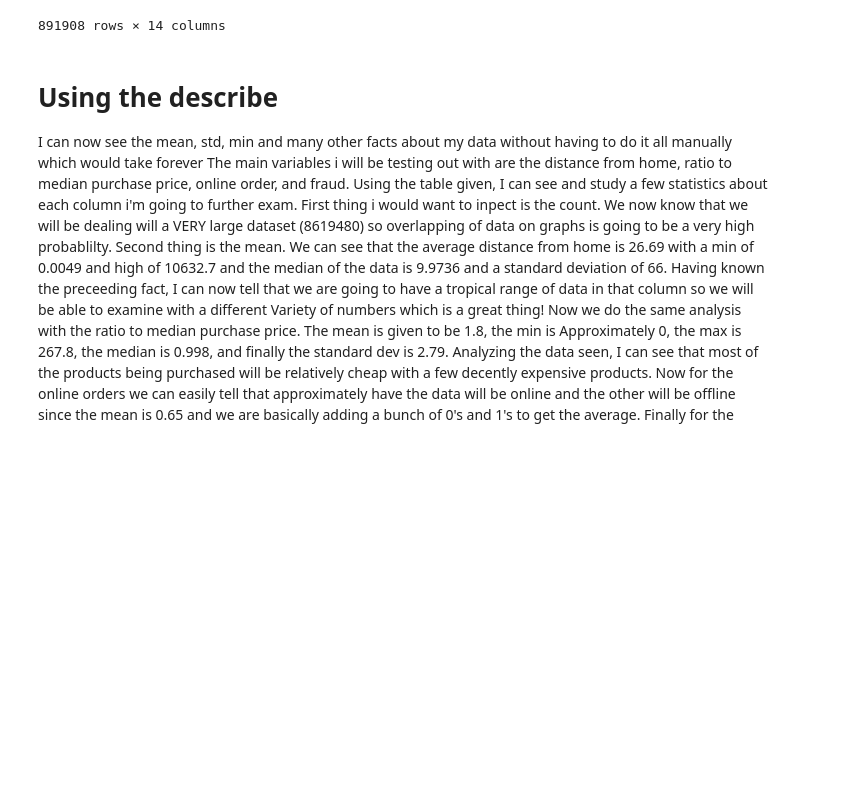
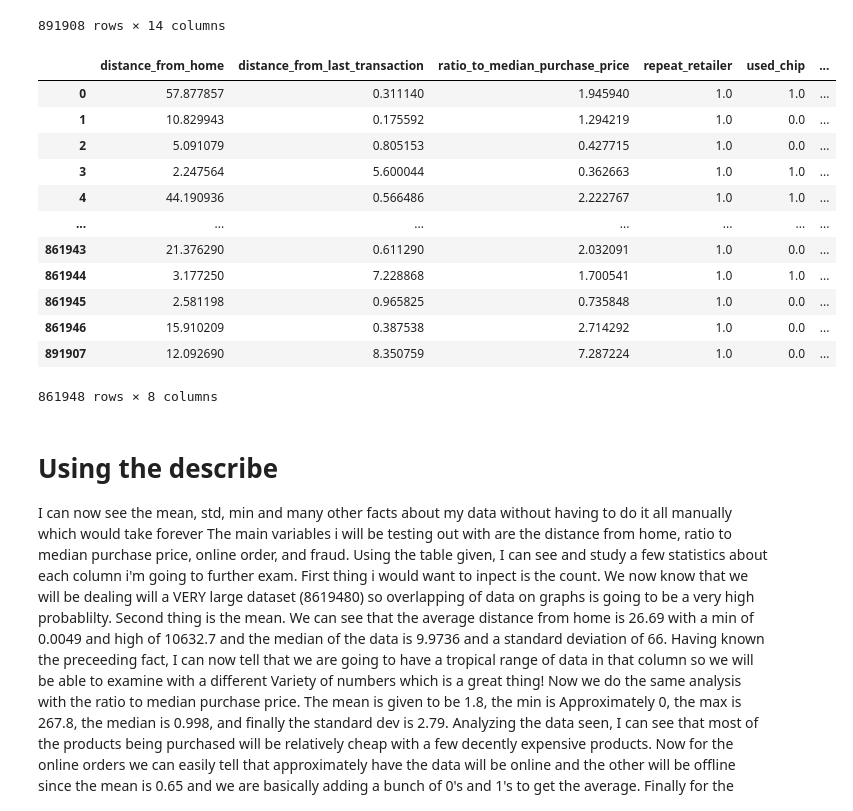
Before and after one commit to KarimKhalil33/CreditCard-Fraud-Data-Analysis, a Jupyter notebook: analysis/analysis2.ipynb, the cells around one changed output. Saved outputs shown, nothing was run; the diff lists cells and outputs as text; code cells hidden in the pictures; blank space fills up the shorter version.

```diff
--- a/analysis/analysis2.ipynb
+++ b/analysis/analysis2.ipynb
@@ -26,6 +26,25 @@ mydata
 | 891906 | NaN | NaN | NaN | NaN | NaN | ... |
 | 891907 | 12.092690 | 8.350759 | 7.287224 | 1.0 | 0.0 | ... |
 891908 rows × 14 columns
+# %%
+mydata = mydata.dropna(subset=['distance_from_home'])
+mydata = pd.DataFrame(mydata)
+mydata = mydata.dropna(axis=1,how='any')
+mydata
+# %% [output]
+|  | distance_from_home | distance_from_last_transaction | ratio_to_median_purchase_price | repeat_retailer | used_chip | ... |
+| 0 | 57.877857 | 0.311140 | 1.945940 | 1.0 | 1.0 | ... |
+| 1 | 10.829943 | 0.175592 | 1.294219 | 1.0 | 0.0 | ... |
+| 2 | 5.091079 | 0.805153 | 0.427715 | 1.0 | 0.0 | ... |
+| 3 | 2.247564 | 5.600044 | 0.362663 | 1.0 | 1.0 | ... |
+| 4 | 44.190936 | 0.566486 | 2.222767 | 1.0 | 1.0 | ... |
+| ... | ... | ... | ... | ... | ... | ... |
+| 861943 | 21.376290 | 0.611290 | 2.032091 | 1.0 | 0.0 | ... |
+| 861944 | 3.177250 | 7.228868 | 1.700541 | 1.0 | 1.0 | ... |
+| 861945 | 2.581198 | 0.965825 | 0.735848 | 1.0 | 0.0 | ... |
+| 861946 | 15.910209 | 0.387538 | 2.714292 | 1.0 | 0.0 | ... |
+| 891907 | 12.092690 | 8.350759 | 7.287224 | 1.0 | 0.0 | ... |
+861948 rows × 8 columns
 # %%
 mydata.describe()
 # %% [markdown]
```
Also changed, not shown: parts of 6 cells of this notebook.
